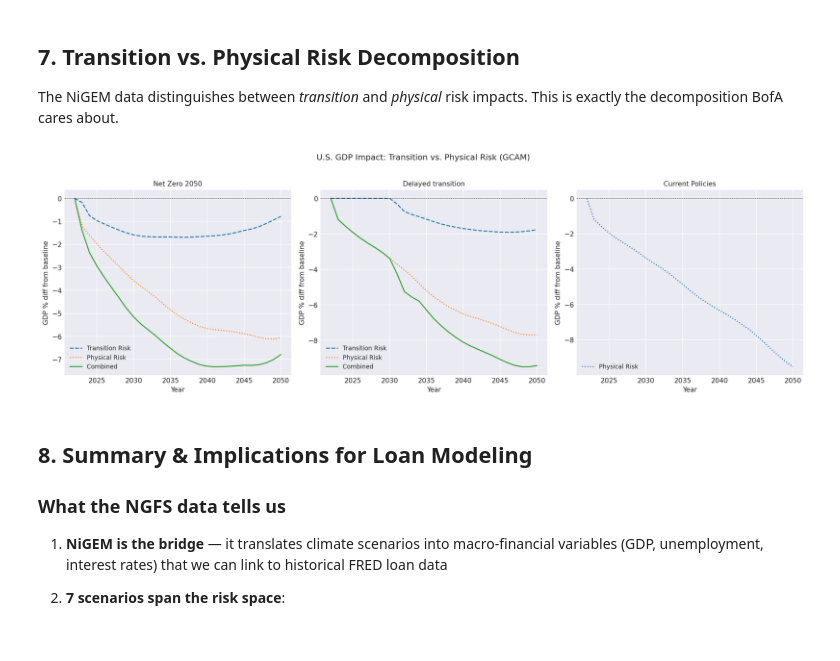
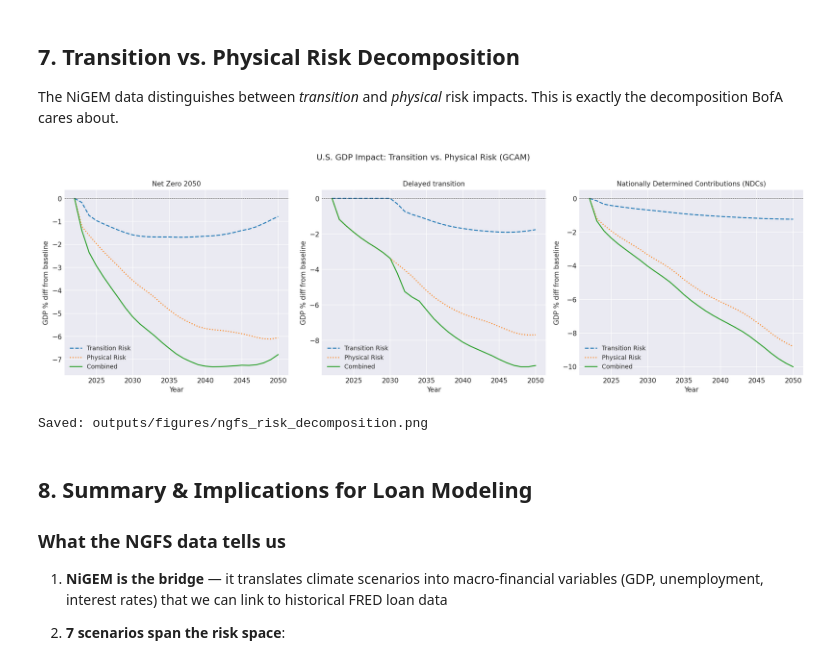
Before and after one commit to gabrielacoada/forecasting, a Jupyter notebook: projects/climate-risk-loans/ngfs_exploration.ipynb, the cells around one changed output. Cells and saved outputs as stored; diff of their text form; code cells hidden in the pictures.

```diff
--- a/projects/climate-risk-loans/ngfs_exploration.ipynb
+++ b/projects/climate-risk-loans/ngfs_exploration.ipynb
@@ -249,20 +267,34 @@ plot_diffs = [
     'Equity Prices (% diff)', 'House Prices (% diff)'
 ]
 
+# Validation
+missing = [v for v in plot_diffs if v not in diff_pivoted]
+if missing:
+    print(f"WARNING: {len(missing)} variables missing from diff_pivoted: {missing}")
+else:
+    print(f"All {len(plot_diffs)} difference variables available")
+
 fig, axes = plt.subplots(2, 3, figsize=(16, 9))
 for ax, var_label in zip(axes.flat, plot_diffs):
     if var_label not in diff_pivoted:
-        ax.set_title(f'{var_label} — NOT AVAILABLE')
+        ax.text(0.5, 0.5, f'{var_label}\nNOT IN DATA', ha='center', va='center',
+                transform=ax.transAxes, fontsize=11, color='red')
+        ax.set_title(var_label, fontsize=10, color='red')
         continue
     df = diff_pivoted[var_label]
+    plotted = 0
     for scenario in df.columns:
         if scenario == 'Baseline':
-            continue  # Baseline difference is 0 by construction
+            continue
         color = scenario_colors.get(scenario, 'gray')
         ax.plot(df.index, df[scenario], label=scenario, color=color, linewidth=1.2)
+        plotted += 1
     ax.axhline(0, color='black', linewidth=0.5, linestyle='--')
     ax.set_title(var_label, fontsize=10)
     ax.set_xlabel('Year')
+    if plotted == 0:
+        ax.text(0.5, 0.5, 'No scenario data', ha='center', va='center',
+                transform=ax.transAxes, color='red')
 
 handles, labels = axes[0, 0].get_legend_handles_labels()
 fig.legend(handles, labels, loc='lower center', ncol=3, fontsize=9, bbox_to_anchor=(0.5, -0.02))
@@ -270,4 +302,5 @@ fig.suptitle('NGFS Phase 5 — U.S. Scenario Deviations from Baseline (GCAM)', f
 plt.tight_layout()
 plt.savefig(f'{FIG_DIR}ngfs_scenario_diffs.png', dpi=SAVE_DPI, bbox_inches='tight')
 plt.show()
+print(f'Saved: {FIG_DIR}ngfs_scenario_diffs.png')
 # %% [output]
@@ -484,38 +592,52 @@ for var_label in summary_vars:
 The NiGEM data distinguishes between *transition* and *physical* risk impacts. This is exactly the decomposition BofA cares about.
 # %%
 # GDP impact decomposition: transition vs physical vs combined
+# Note: Current Policies only has (physical) in NiGEM — no transition policy in that scenario.
+# We use NDCs instead, which has all three components.
 decomp_vars = {
     'Gross Domestic Product (GDP)(transition)': 'Transition Risk',
     'Gross Domestic Product (GDP)(physical)': 'Physical Risk',
     'Gross Domestic Product (GDP)(combined)': 'Combined',
 }
 
+decomp_scenarios = ['Net Zero 2050', 'Delayed transition', 'Nationally Determined Contributions (NDCs)']
+
 fig, axes = plt.subplots(1, 3, figsize=(16, 5))
 
-for ax, scenario in zip(axes, ['Net Zero 2050', 'Delayed transition', 'Current Policies']):
+for ax, scenario in zip(axes, decomp_scenarios):
+    plotted = 0
     for var_name, label in decomp_vars.items():
         sub = nigem_us[
             (nigem_us['Variable'] == var_name) &
             (nigem_us['Model'] == gcam_model) &
             (nigem_us['Scenario'] == scenario)
         ]
         if sub.empty:
+            print(f"  INFO: {label} not available for {scenario} — skipping line")
             continue
         vals = [sub.iloc[0][c] for c in year_cols]
         ls = '-' if label == 'Combined' else ('--' if label == 'Transition Risk' else ':')
         ax.plot([int(c) for c in year_cols], vals, label=label, linewidth=1.5, linestyle=ls)
+        plotted += 1
     ax.axhline(0, color='black', linewidth=0.5, linestyle='--')
     ax.set_title(f'{scenario}', fontsize=10)
     ax.set_ylabel('GDP % diff from baseline')
     ax.set_xlabel('Year')
-    ax.legend(fontsize=9)
+    if plotted > 0:
+        ax.legend(fontsize=9)
+    else:
+        ax.text(0.5, 0.5, 'NO DECOMPOSITION DATA', ha='center', va='center',
+                transform=ax.transAxes, fontsize=11, color='red')
+        print(f"WARNING: No decomposition data for {scenario}")
 
 fig.suptitle('U.S. GDP Impact: Transition vs. Physical Risk (GCAM)', fontsize=12, y=1.02)
 plt.tight_layout()
 plt.savefig(f'{FIG_DIR}ngfs_risk_decomposition.png', dpi=SAVE_DPI, bbox_inches='tight')
 plt.show()
+print(f'Saved: {FIG_DIR}ngfs_risk_decomposition.png')
 # %% [output]
-[figure, old version]
+[figure, new version]
+Saved: outputs/figures/ngfs_risk_decomposition.png
 # %% [markdown]
 ## 8. Summary & Implications for Loan Modeling
 
```
Also changed, not shown: parts of 11 cells of this notebook, 34 other files.
